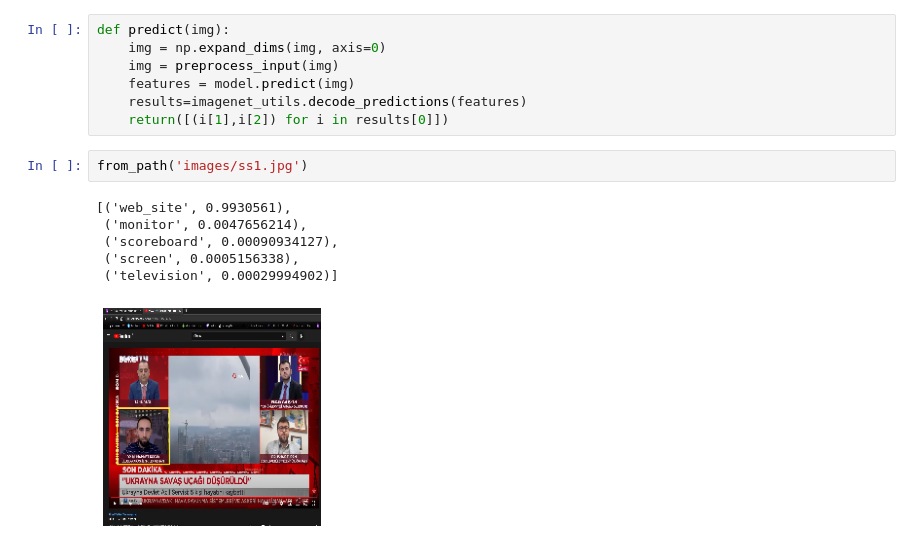
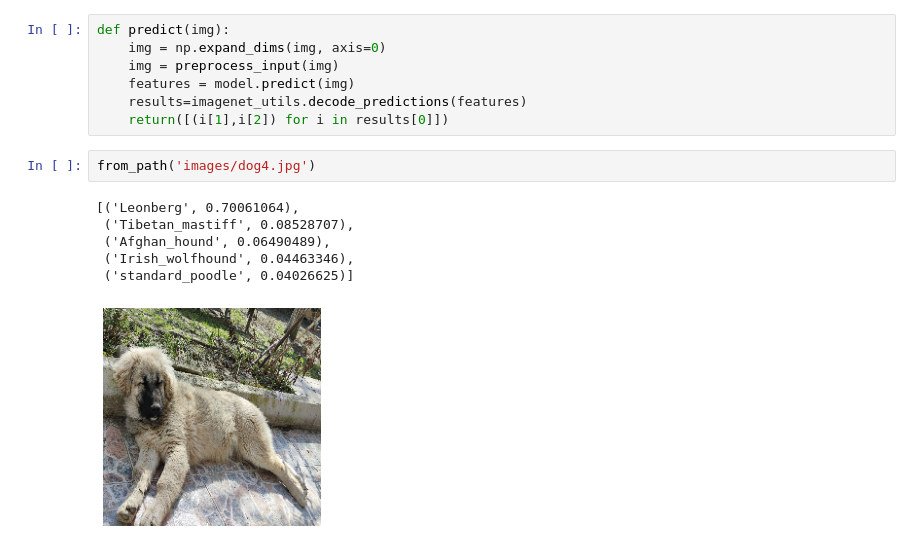
Before and after one commit to emrekds/vgg19-imagenet, a Jupyter notebook: main.ipynb, the cells around one changed output. Saved outputs shown, nothing was run; the diff lists cells and outputs as text.

```diff
--- a/main.ipynb
+++ b/main.ipynb
@@ -35,11 +35,11 @@ def predict(img):
     results=imagenet_utils.decode_predictions(features)
     return([(i[1],i[2]) for i in results[0]])
 # %%
-from_path('images/ss1.jpg')
+from_path('images/dog4.jpg')
 # %% [output]
-[('web_site', 0.9930561),
- ('monitor', 0.0047656214),
- ('scoreboard', 0.00090934127),
- ('screen', 0.0005156338),
- ('television', 0.00029994902)]
+[('Leonberg', 0.70061064),
+ ('Tibetan_mastiff', 0.08528707),
+ ('Afghan_hound', 0.06490489),
+ ('Irish_wolfhound', 0.04463346),
+ ('standard_poodle', 0.04026625)]
-[figure, old version]
+[figure, new version]
```
Also changed, not shown: parts of 4 cells of this notebook.
